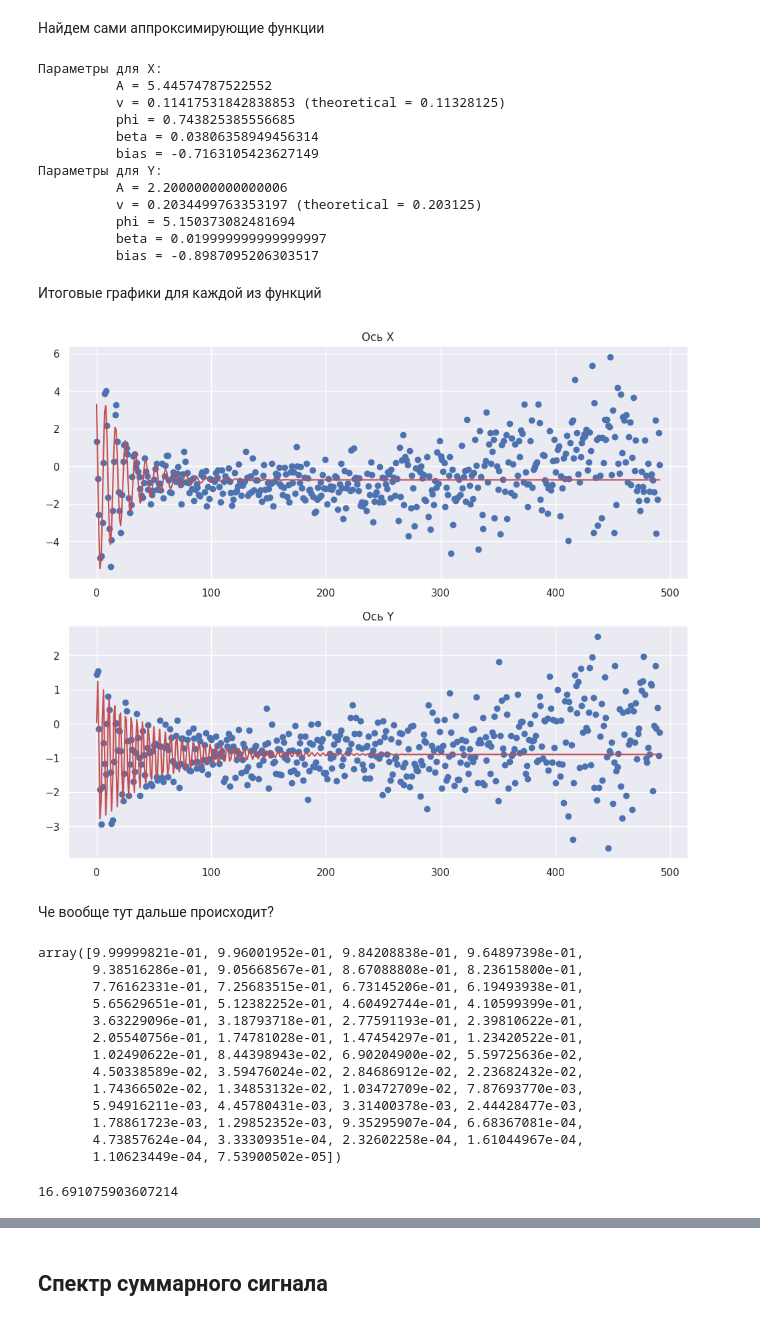
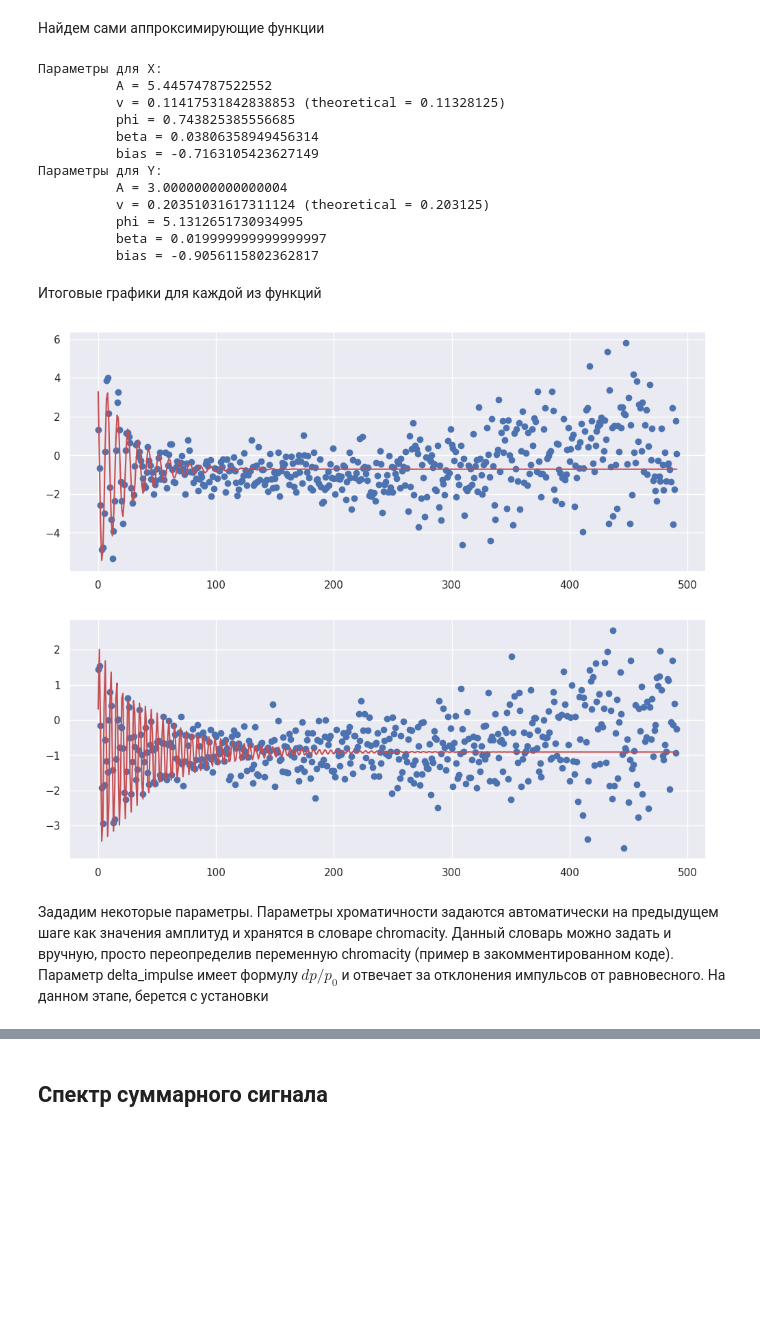
Before and after one commit to settlermine/jinr_practice, a Jupyter notebook: settlermine.ipynb, the cells around one changed output, grey strips where cells are left out. Cells and saved outputs as stored; diff of their text form; code cells hidden in the pictures; blank space fills up the shorter version.

Commit message:
Закончен блок Спектр суммарного сигнала

```diff
--- a/settlermine.ipynb
+++ b/settlermine.ipynb
@@ -146,13 +146,14 @@ def get_beam_center_positions(summary_resonace: np.ndarray, difference_resonance
     return mass_center_positions
 # %%
 # WARNING!!! Данная функция пока еще не была протестирована для правой части спектра
-def get_spectrum(beam_center_coordinates: np.ndarray, number_of_samples: int = 2**8, offset: int = 3, is_left_part: bool = True) -> tuple:
-    """Функция для нахождения спектра дробной части бетатронной частоты.
+def get_spectrum(signal: np.ndarray, time_delta: float = 1, number_of_samples: int = 2**8, offset: int = 0, is_left_part: bool = True) -> tuple:
+    """Функция для нахождения спектра.
 
     Args:
-        beam_center_coordinates (np.ndarray): Вектор координат центров масс пучка по одной из осей.
+        signal (np.ndarray): Вектор значений сигнала.
+        time_delta (float): Значение шага по времени. Defaults to 1.
         number_of_samples (int, optional): _description_. Число отсчетов для дискретного преобразования Фурье. Для корректной работы должно быть степенью двойки. Defaults to 2**8.
-        offset (int, optional): _description_. Количество частот, которые мы пропускаем сначала (т.е. считаем их амплитуду нулевой). Defaults to 3.
+        offset (int, optional): _description_. Количество частот, которые мы пропускаем сначала (т.е. считаем их амплитуду нулевой). Defaults to 0.
         is_left_part (bool, optional): _description_. Флаг, отвечающий за интересующую часть спектра. Если True - берется левая часть спектра (частота меньше 0.5).
             Если False - правая (частота больше 0.5). Defaults to True.
 
@@ -160,26 +161,27 @@ def get_spectrum(beam_center_coordinates: np.ndarray, number_of_samples: int = 2
         tuple: Возвращает кортеж с двумя векторами типов np.ndarray: frequences - значения частот, amplitudes - значения соответствующих им амплитуд.
     """
 
-    # Применяем прямое преобразование Фурье для первый number_of_samples координат центров масс. Для получения нужной нормировки, делим на number_of_samples
-    fourier_transformed_vector = scipy.fft.fft(np.array(beam_center_coordinates)[:number_of_samples]) / number_of_samples
+    # Применяем прямое преобразование Фурье для первый number_of_samples сигналов. Для получения нужной нормировки, делим на number_of_samples
+    fourier_transformed_vector = scipy.fft.fft(np.array(signal)[:number_of_samples]) / number_of_samples
     # Заполняем первые offset значений нулями и оставляем только первую половину значений от преобразованного вектора. В дальнейшем, если будет нужна правая часть, это преобразуется
-    sliced_fourier_transformed_vector = np.concatenate([np.zeros(offset), fourier_transformed_vector[3: number_of_samples // 2]])
+    sliced_fourier_transformed_vector = np.concatenate([np.zeros(offset), fourier_transformed_vector[offset: number_of_samples // 2]])
     # Находим амплитуды сигналов, находя абсолютные значения для каждой из величин преобразованного вектора
     amplitudes = np.abs(sliced_fourier_transformed_vector)
-
+    # Находим шаг, с которым будем вычислять частоты
+    frequences_step = 1 / (number_of_samples*time_delta)
     # С помощью данного ветвления происходит выбор между правой и левой частями спектра
     if is_left_part:
         # Если левая часть спектра, то частоты берутся от 0 до 0.5
-        frequences = np.arange(0, 0.5, 1 / number_of_samples)
+        frequences = np.arange(0, 1/(2*time_delta), frequences_step)
     else:
         # WARNING!!! Данная часть не тестировалась. Возможные ошибки:
         # 1. Неправильный порядок частот или амплитуд. Можно попытаться отразить порядок следования элементов в массиве. Например, amplitudes = amplitudes[::-1].
-        # 2. Небольшое смещение частот. Для этого, при расчете frequences нужно убрать слагаемое "+ 1 / number_of periods"
+        # 2. Небольшое смещение частот. Для этого, при расчете frequences нужно убрать слагаемое "+ frequences_step"
 
         # Если правая часть спектра, то сначала нужно преобразовать амплитуды
         amplitudes = 1 - amplitudes
         # Частоты берутся от 0.5 до 1
-        frequences = np.arange(0.5, 1, 1 / number_of_samples) + 1 / number_of_samples
+        frequences = np.arange(1/(2*time_delta), 1/time_delta, frequences_step) + frequences_step
 
     return frequences, amplitudes
 # %%
@@ -354,7 +388,7 @@ spectrum = pd.DataFrame()
 main_frequences = {}
 
 for axis in 'X', 'Y':
-    freq, amp = get_spectrum(beam_center_coords[axis])
+    freq, amp = get_spectrum(beam_center_coords[axis], offset=3)
     spectrum[axis + ' amplitudes'] = amp
     main_frequences[axis] = find_main_frequence(freq, amp)
 
@@ -408,18 +442,13 @@ slice_length = {'X': 100, 'Y': 100}
 Зададим граничные условия для нашей функции. В данном случае, для частоты сделаем допустимым отклонение в 0.01 от основной. Также, искуственно ограничим амплитуды и коэффициент затухания для оси Y. Эти значения были подогнаны экспериментально после нескольких попыток
 # %%
 bounds = {
-    'X': {'omega': (2*np.pi*main_frequences['X'] - 0.01, 2*np.pi*main_frequences['X'] + 0.01),
-              'A': (2, np.inf)},
-
-    'Y': {'omega': (2*np.pi*main_frequences['Y'] - 0.01, 2*np.pi*main_frequences['Y'] + 0.01),
-              'A': (2.2, 4),
-           'beta': (0, .02)}
-}
+    'X': {'omega': (2*np.pi*main_frequences['X'] - 0.01, 2*np.pi*main_frequences['X'] + 0.01), 'A': (2, np.inf)},
+    'Y': {'omega': (2*np.pi*main_frequences['Y'] - 0.01, 2*np.pi*main_frequences['Y'] + 0.01), 'A': (3, 4), 'beta': (0, .02)}}
 # %% [markdown]
 Найдем сами аппроксимирующие функции
 # %%
 function = {}
-cromacity = {}
+chromacity = {}
 
 for axis in 'XY':
     t = np.arange(slice_length[axis]) #Массив t задаем в соответсвии с заданным выше срезом
@@ -440,28 +469,24 @@ for axis in 'XY':
           beta = 0.03806358949456314
           bias = -0.7163105423627149
 Параметры для Y:
-          A = 2.2000000000000006
-          v = 0.2034499763353197 (theoretical = 0.203125)
-          phi = 5.150373082481694
+          A = 3.0000000000000004
+          v = 0.20351031617311124 (theoretical = 0.203125)
+          phi = 5.1312651730934995
           beta = 0.019999999999999997
-          bias = -0.8987095206303517
+          bias = -0.9056115802362817
 # %% [markdown]
 Итоговые графики для каждой из функций
 # %%
 t = np.arange(492)
 theoretical_values = pd.DataFrame()
 for axis in 'XY':
     theoretical_values[axis] = function[axis](t)
 
 fig, axs = plt.subplots(2, figsize=(12, 10))
-axs[0].scatter(t, beam_center_coords['X'], label='Экспериментальные данные')
-axs[0].plot(t, theoretical_values['X'], label='Кривая аппроксимации', color='r')
-axs[0].set_title('Ось X')
+axs[0].scatter(t, beam_center_coords['X'])
+axs[0].plot(t, theoretical_values['X'], color='r')
 
 axs[1].scatter(t, beam_center_coords['Y'])
-axs[1].plot(t, theoretical_values['Y'], color='r')
-axs[1].set_title('Ось Y');
+axs[1].plot(t, theoretical_values['Y'], color='r');
 # %% [output]
-[figure, old version]
+[figure, new version]
-# %% [markdown]
-Че вообще тут дальше происходит?
@@ -472,3 +493,5 @@ delta_p = 2.5 * 10**(-3) #Отклонения импульсов dp/p0. Отн
+# %% [markdown]
+Зададим некоторые параметры. Параметры хроматичности задаются автоматически на предыдущем шаге как значения амплитуд и хранятся в словаре chromacity. Данный словарь можно задать и вручную, просто переопределив переменную chromacity (пример в закомментированном коде). Параметр delta_impulse имеет формулу $dp/p_0$ и отвечает за отклонения импульсов от равновесного. На данном этапе, берется с установки
 # %%
 chromacity = {'X': 5.5, 'Y': 2.2}
 delta_impulse = 2.5e-3
@@ -491,20 +497,0 @@ result_function, initial_function, sigma = pseudo_gaussian_exponent_approximatio
-# %%
-result_function(t)
-# %% [output]
-array([9.99999821e-01, 9.96001952e-01, 9.84208838e-01, 9.64897398e-01,
-       9.38516286e-01, 9.05668567e-01, 8.67088808e-01, 8.23615800e-01,
-       7.76162331e-01, 7.25683515e-01, 6.73145206e-01, 6.19493938e-01,
-       5.65629651e-01, 5.12382252e-01, 4.60492744e-01, 4.10599399e-01,
-       3.63229096e-01, 3.18793718e-01, 2.77591193e-01, 2.39810622e-01,
-       2.05540756e-01, 1.74781028e-01, 1.47454297e-01, 1.23420522e-01,
-       1.02490622e-01, 8.44398943e-02, 6.90204900e-02, 5.59725636e-02,
-       4.50338589e-02, 3.59476024e-02, 2.84686912e-02, 2.23682432e-02,
-       1.74366502e-02, 1.34853132e-02, 1.03472709e-02, 7.87693770e-03,
-       5.94916211e-03, 4.45780431e-03, 3.31400378e-03, 2.44428477e-03,
-       1.78861723e-03, 1.29852352e-03, 9.35295907e-04, 6.68367081e-04,
-       4.73857624e-04, 3.33309351e-04, 2.32602258e-04, 1.61044967e-04,
-       1.10623449e-04, 7.53900502e-05])
-# %%
-sigma
-# %% [output]
-16.691075903607214
```
Also changed, not shown: parts of 25 cells of this notebook, 1 other file.
